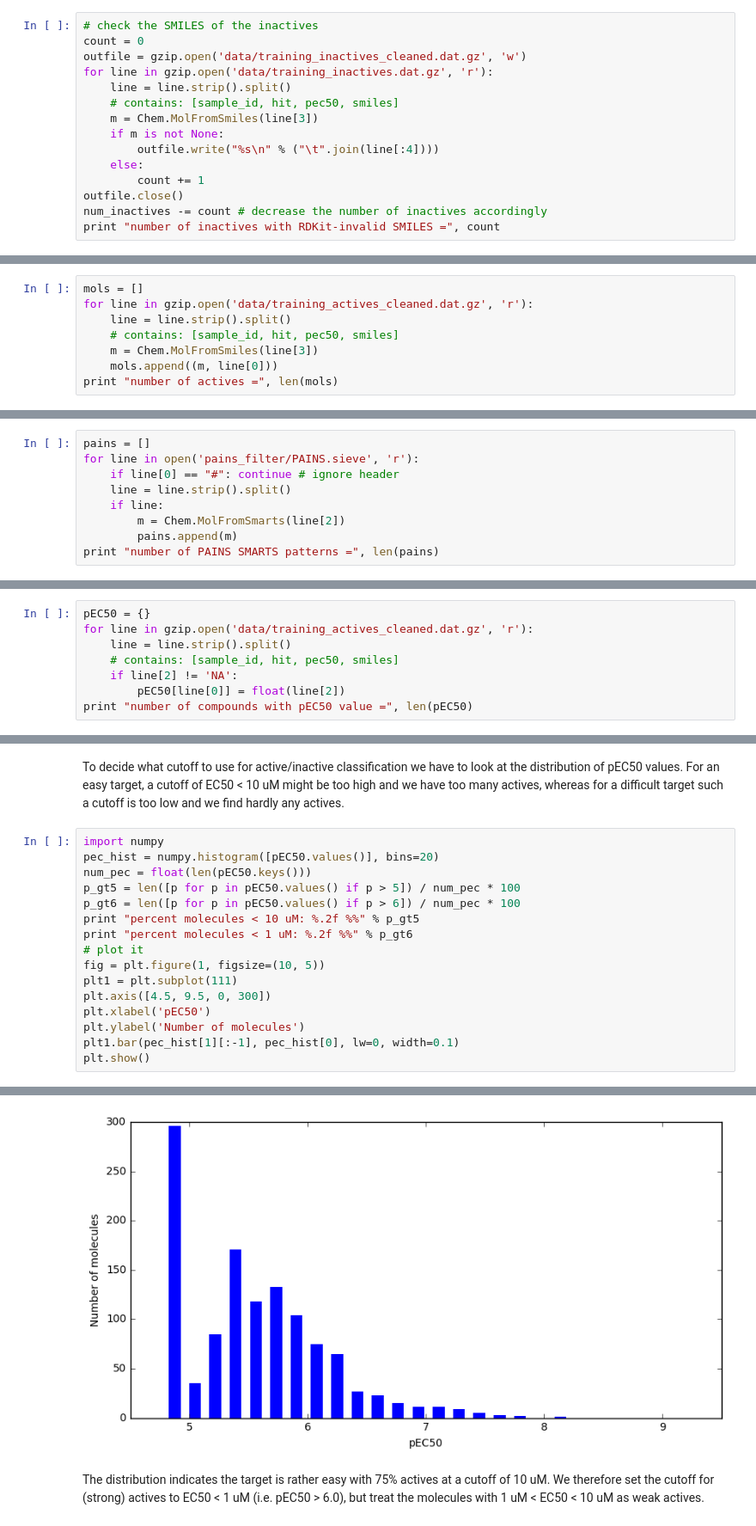
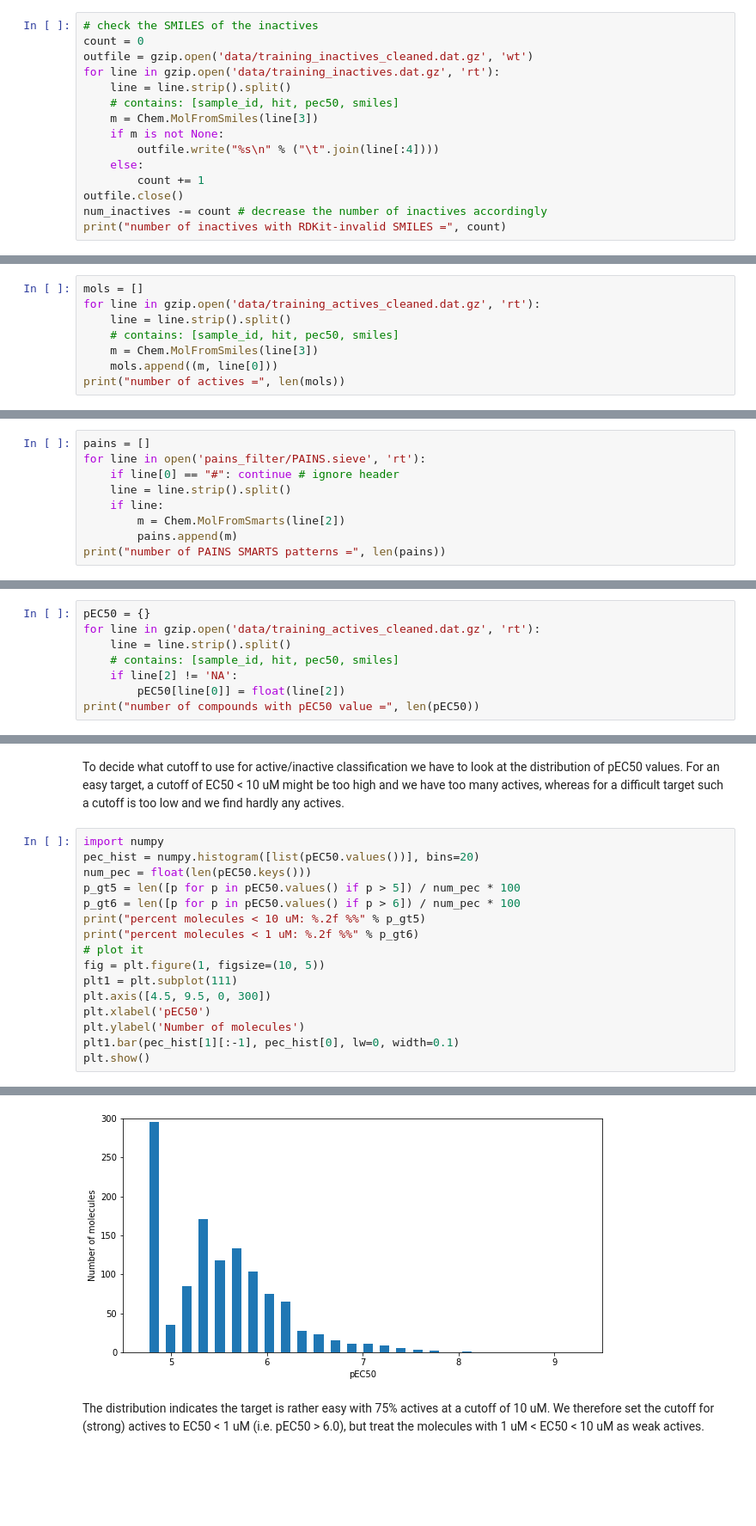
Before and after one commit to sdvillal/TDT-tutorial-2014, a Jupyter notebook: TDT_challenge_tutorial.ipynb, the cells around one changed output, grey strips where cells are left out. Shown at 86% size. Saved outputs shown, nothing was run; the diff lists cells and outputs as text; blank space fills up the shorter version.

```diff
--- a/TDT_challenge_tutorial.ipynb
+++ b/TDT_challenge_tutorial.ipynb
@@ -144,8 +145,8 @@ number of actives with RDKit-invalid SMILES = 0
 # %%
 # check the SMILES of the inactives
 count = 0
-outfile = gzip.open('data/training_inactives_cleaned.dat.gz', 'w')
-for line in gzip.open('data/training_inactives.dat.gz', 'r'):
+outfile = gzip.open('data/training_inactives_cleaned.dat.gz', 'wt')
+for line in gzip.open('data/training_inactives.dat.gz', 'rt'):
     line = line.strip().split()
     # contains: [sample_id, hit, pec50, smiles]
     m = Chem.MolFromSmiles(line[3])
@@ -155,7 +156,7 @@ for line in gzip.open('data/training_inactives.dat.gz', 'r'):
         count += 1
 outfile.close()
 num_inactives -= count # decrease the number of inactives accordingly
-print "number of inactives with RDKit-invalid SMILES =", count
+print("number of inactives with RDKit-invalid SMILES =", count)
 # %% [output]
 number of inactives with RDKit-invalid SMILES = 2
 # %% [markdown]
@@ -164,12 +165,12 @@ number of inactives with RDKit-invalid SMILES = 2
 We start by reading the SMILES of the actives and generate molecules for them.
 # %%
 mols = []
-for line in gzip.open('data/training_actives_cleaned.dat.gz', 'r'):
+for line in gzip.open('data/training_actives_cleaned.dat.gz', 'rt'):
     line = line.strip().split()
     # contains: [sample_id, hit, pec50, smiles]
     m = Chem.MolFromSmiles(line[3])
     mols.append((m, line[0]))
-print "number of actives =", len(mols)
+print("number of actives =", len(mols))
 # %% [output]
 number of actives = 1528
 # %% [markdown]
@@ -274,13 +275,13 @@ Draw.MolsToGridImage([m[0] for m in bad_mols],
 The PAINS filters described in [<i>J. Med. Chem.</i> (2010), <b>53</b>, 2719](http://pubs.acs.org/doi/abs/10.1021/jm901137j) were converted to [SMARTS](http://en.wikipedia.org/wiki/Smiles_arbitrary_target_specification) patterns by [Macs in Chemistry](http://www.macinchem.org/reviews/pains/painsFilter.php). There are four files in the directory <i>pains_filters</i>: one file for each of the three families described in the original publication plus one file containing all filters (<i>PAINS.sieve</i>). The files have five columns: FRAGMENT, name, SMARTS, minimum, maximum. Minimum and maximum define how often a specific fragment is allowed to occur in a molecule. However, for the patterns in <i>PAINS.sieve</i> the maximum value is always zero, therefore we can ignore this information.
 # %%
 pains = []
-for line in open('pains_filter/PAINS.sieve', 'r'):
+for line in open('pains_filter/PAINS.sieve', 'rt'):
     if line[0] == "#": continue # ignore header
     line = line.strip().split()
     if line:
         m = Chem.MolFromSmarts(line[2])
         pains.append(m)
-print "number of PAINS SMARTS patterns =", len(pains)
+print("number of PAINS SMARTS patterns =", len(pains))
 # %% [output]
 number of PAINS SMARTS patterns = 481
 # %% [markdown]
@@ -321,36 +322,36 @@ Here, we are in the fortunate position to have already data from a confirmatory
 First, we get the sample IDs of the molecules with a measured pEC50 value.
 # %%
 pEC50 = {}
-for line in gzip.open('data/training_actives_cleaned.dat.gz', 'r'):
+for line in gzip.open('data/training_actives_cleaned.dat.gz', 'rt'):
     line = line.strip().split()
     # contains: [sample_id, hit, pec50, smiles]
     if line[2] != 'NA':
         pEC50[line[0]] = float(line[2])
-print "number of compounds with pEC50 value =", len(pEC50)
+print("number of compounds with pEC50 value =", len(pEC50))
 # %% [output]
 number of compounds with pEC50 value = 1189
 # %% [markdown]
 To decide what cutoff to use for active/inactive classification we have to look at the distribution of pEC50 values. For an easy target, a cutoff of EC50 < 10 uM might be too high and we have too many actives, whereas for a difficult target such a cutoff is too low and we find hardly any actives.
 # %%
 import numpy
-pec_hist = numpy.histogram([pEC50.values()], bins=20)
+pec_hist = numpy.histogram([list(pEC50.values())], bins=20)
 num_pec = float(len(pEC50.keys()))
 p_gt5 = len([p for p in pEC50.values() if p > 5]) / num_pec * 100
 p_gt6 = len([p for p in pEC50.values() if p > 6]) / num_pec * 100
-print "percent molecules < 10 uM: %.2f %%" % p_gt5
-print "percent molecules < 1 uM: %.2f %%" % p_gt6
+print("percent molecules < 10 uM: %.2f %%" % p_gt5)
+print("percent molecules < 1 uM: %.2f %%" % p_gt6)
 # plot it
 fig = plt.figure(1, figsize=(10, 5))
 plt1 = plt.subplot(111)
 plt.axis([4.5, 9.5, 0, 300])
 plt.xlabel('pEC50')
 plt.ylabel('Number of molecules')
 plt1.bar(pec_hist[1][:-1], pec_hist[0], lw=0, width=0.1)
 plt.show()
 # %% [output]
 percent molecules < 10 uM: 75.11 %
 percent molecules < 1 uM: 21.78 %
-[figure, old version]
+[figure, new version]
 # %% [markdown]
 The distribution indicates the target is rather easy with 75% actives at a cutoff of 10 uM. We therefore set the cutoff for (strong) actives to EC50 < 1 uM (i.e. pEC50 > 6.0), but treat the molecules with 1 uM < EC50 < 10 uM as weak actives.
 # %%
```
Also changed, not shown: parts of 67 cells of this notebook, 2 other files.
